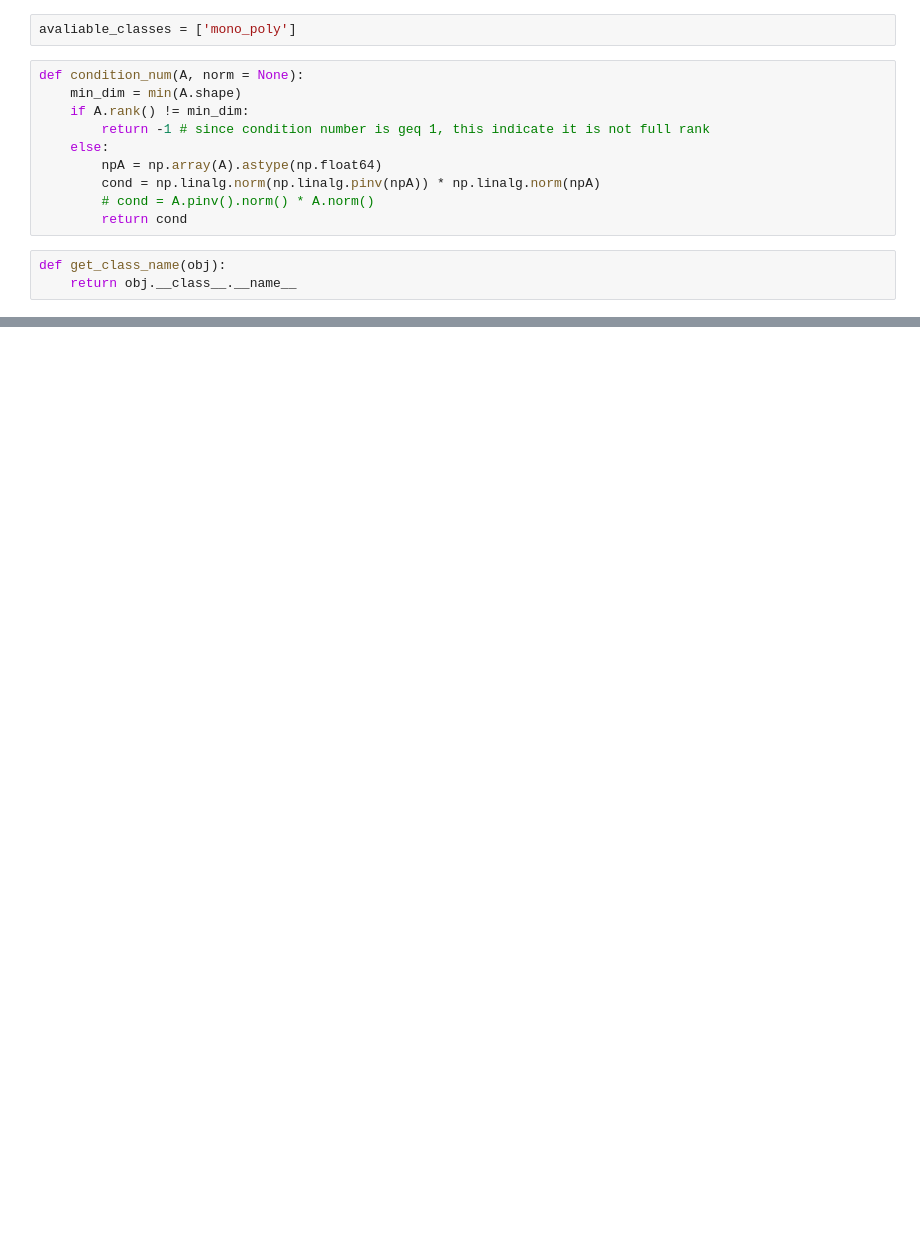
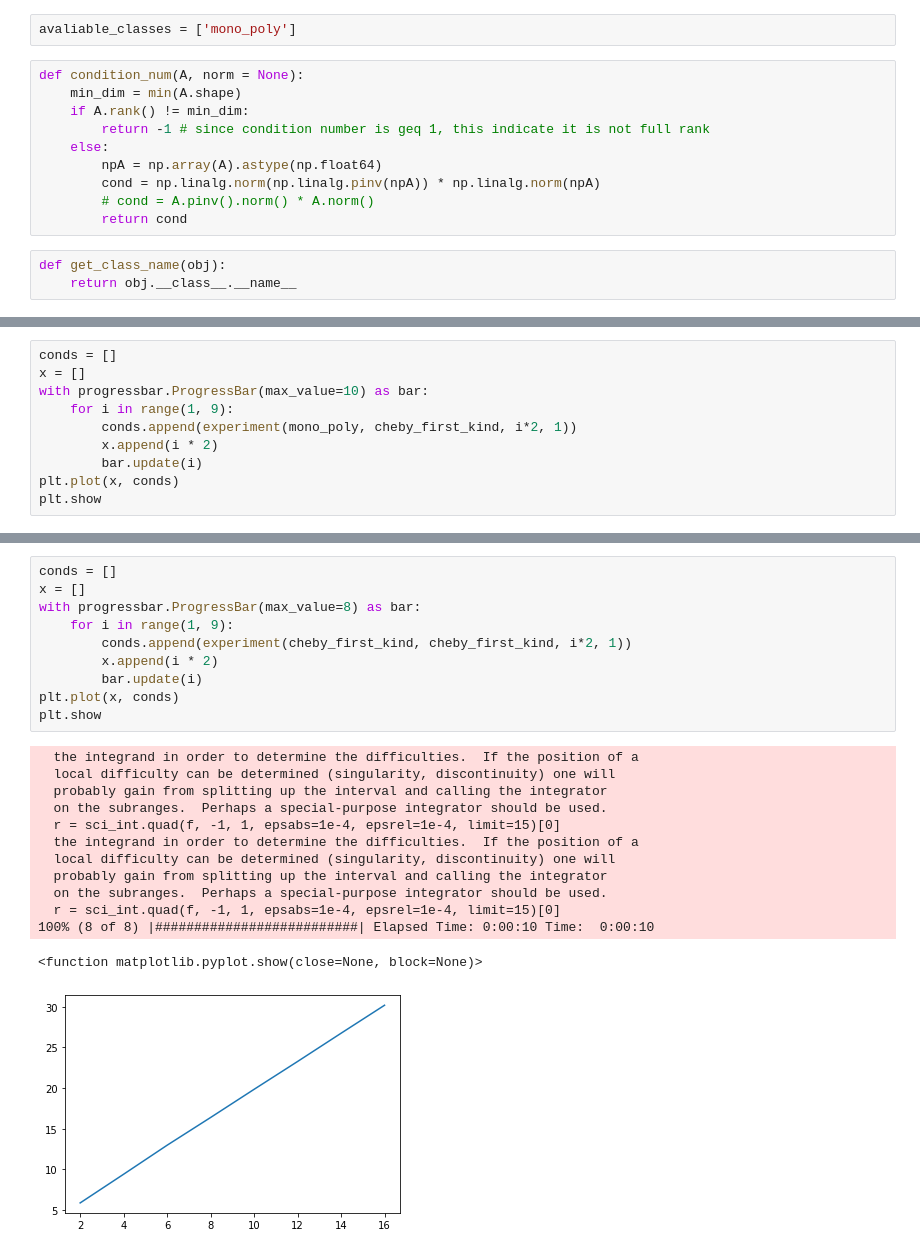
Before and after one commit to YixuanSeanZhou/math_honor_project, a Jupyter notebook: python_code/Coefficient_Moment_Matrix.ipynb, the cells around one changed output, grey strips where cells are left out. Saved outputs shown, nothing was run; the diff lists cells and outputs as text; blank space fills up the shorter version.

```diff
--- a/python_code/Coefficient_Moment_Matrix.ipynb
+++ b/python_code/Coefficient_Moment_Matrix.ipynb
@@ -522,0 +534,10 @@ T_2_2 =
+# %%
+conds = []
+x = []
+with progressbar.ProgressBar(max_value=10) as bar:
+    for i in range(1, 9):
+        conds.append(experiment(mono_poly, cheby_first_kind, i*2, 1))
+        x.append(i * 2)
+        bar.update(i)
+plt.plot(x, conds)
+plt.show
@@ -522,0 +552,24 @@ T_2_2 =
+# %%
+conds = []
+x = []
+with progressbar.ProgressBar(max_value=8) as bar:
+    for i in range(1, 9):
+        conds.append(experiment(cheby_first_kind, cheby_first_kind, i*2, 1))
+        x.append(i * 2)
+        bar.update(i)
+plt.plot(x, conds)
+plt.show
+# %% [output]
+  the integrand in order to determine the difficulties.  If the position of a
+  local difficulty can be determined (singularity, discontinuity) one will
+  probably gain from splitting up the interval and calling the integrator
+  on the subranges.  Perhaps a special-purpose integrator should be used.
+  r = sci_int.quad(f, -1, 1, epsabs=1e-4, epsrel=1e-4, limit=15)[0]
+  the integrand in order to determine the difficulties.  If the position of a
+  local difficulty can be determined (singularity, discontinuity) one will
+  probably gain from splitting up the interval and calling the integrator
+  on the subranges.  Perhaps a special-purpose integrator should be used.
+  r = sci_int.quad(f, -1, 1, epsabs=1e-4, epsrel=1e-4, limit=15)[0]
+100% (8 of 8) |##########################| Elapsed Time: 0:00:10 Time:  0:00:10
+<function matplotlib.pyplot.show(close=None, block=None)>
+[figure, added]
```
Also changed, not shown: parts of 49 cells of this notebook, 13 other files.
